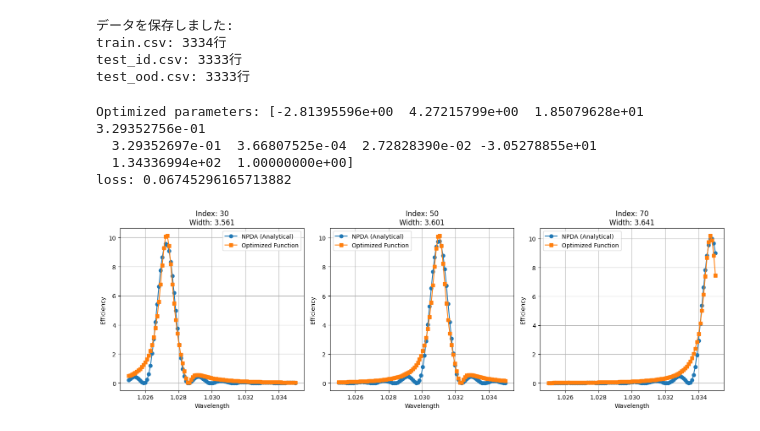
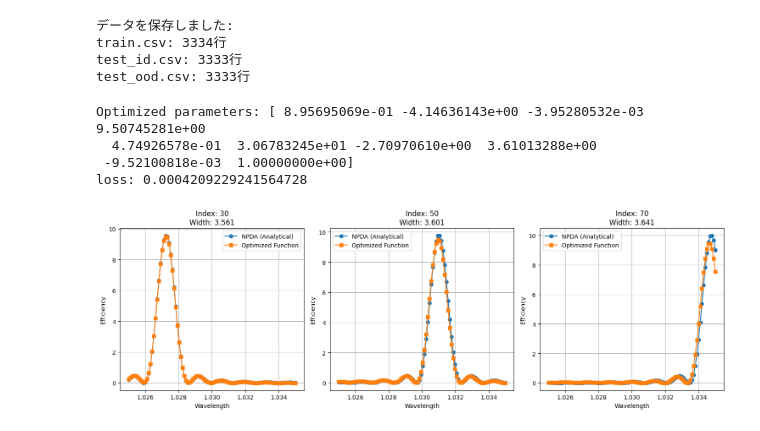
Before and after one commit to Xo1otl/funsearch, a Jupyter notebook: docs/論文の検証/pilot_study.ipynb, the cells around one changed output. Cells and saved outputs as stored; diff of their text form; code cells hidden in the pictures.

```diff
--- a/docs/論文の検証/pilot_study.ipynb
+++ b/docs/論文の検証/pilot_study.ipynb
@@ -225,9 +291,20 @@ from scipy.optimize import minimize
 
 MAX_NPARAMS = 10
 
+# 自作の方で 603回で qwen2.5-coder が発見した関数
+def equation(width: np.ndarray, wavelength: np.ndarray, params: np.ndarray) -> np.ndarray:
+    k_mismatch = 2 * np.pi / wavelength - 2 * np.pi / (params[0] * width)
+    phase_shift = params[1]
+    broadening_factor = params[2]
+    sinc_component = np.sinc((k_mismatch + phase_shift) / (2 * broadening_factor))
+    non_linear_effect = params[3] * sinc_component**2
+    higher_order_interactions = params[4] * wavelength**(-params[5]) + params[6] * width**(-params[7])
+    phase_matching_effect = params[8] * k_mismatch**2
+    shg_efficiency = non_linear_effect + higher_order_interactions + phase_matching_effect
+    return shg_efficiency
 
 # LLM-SR 6000 回ぐらい回して gemini3:12b が発見した関数
-def equation(width: np.ndarray, wavelength: np.ndarray, params: np.ndarray) -> np.ndarray:
+def equation_old(width: np.ndarray, wavelength: np.ndarray, params: np.ndarray) -> np.ndarray:
     """ Mathematical function for shg efficiency
 
     Args:
@@ -315,35 +392,35 @@ for i, target_idx in enumerate(target_indices):
     # 選んだインデックスから対象となる幅を取得
     target_width = m_width_dim[target_idx]
 
     # 最適化された関数の結果を計算（1点の幅と全波長に対して）
     eff_opt = optimized_func(target_width, target_wavelength)
 
     # 解析的計算結果は、事前に計算済みの2次元配列 result の該当行から取得
     eff_analytical_line = result[target_idx]
 
     # サブプロットを作成
     plt.subplot(1, 3, i+1)
     # 横軸は波長、縦軸はSHG効率
     plt.plot(target_wavelength, eff_analytical_line,
              label="NPDA (Analytical)", marker="o")
     plt.plot(target_wavelength, eff_opt,
              label="Optimized Function", marker="s")
     plt.xlabel("Wavelength")
     plt.ylabel("Efficiency")
     plt.title(f"Index: {target_idx}\nWidth: {target_width:.3f}")
     plt.legend()
     plt.grid(True)
 
 plt.tight_layout()
 plt.show()
 
 # データセットが微妙
 # log を取ることで波打つ感じを評価したい
 # 材料を設計して屈折率分散をコントロールできるっぽいからそっちの方がマテリアルインフォマティクス
 # 見通しの良い幅配列でやるべきな気がする
 # %% [output]
-Optimized parameters: [-2.81395596e+00  4.27215799e+00  1.85079628e+01  3.29352756e-01
-  3.29352697e-01  3.66807525e-04  2.72828390e-02 -3.05278855e+01
-  1.34336994e+02  1.00000000e+00]
-loss: 0.06745296165713882
+Optimized parameters: [ 8.95695069e-01 -4.14636143e+00 -3.95280532e-03  9.50745281e+00
+  4.74926578e-01  3.06783245e+01 -2.70970610e+00  3.61013288e+00
+ -9.52100818e-03  1.00000000e+00]
+loss: 0.0004209229241564728
-[figure, old version]
+[figure, new version]
```
Also changed, not shown: parts of 4 cells of this notebook, 4 other files.
